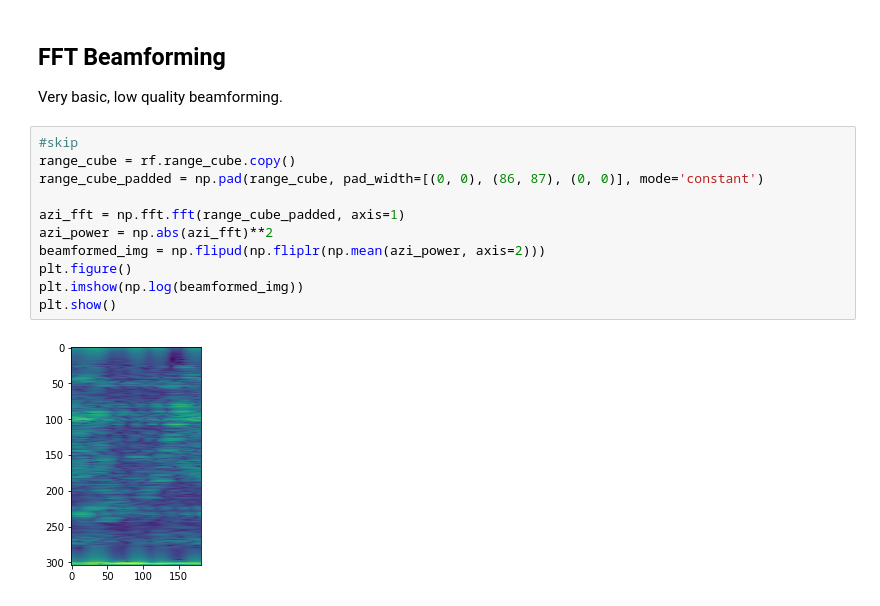
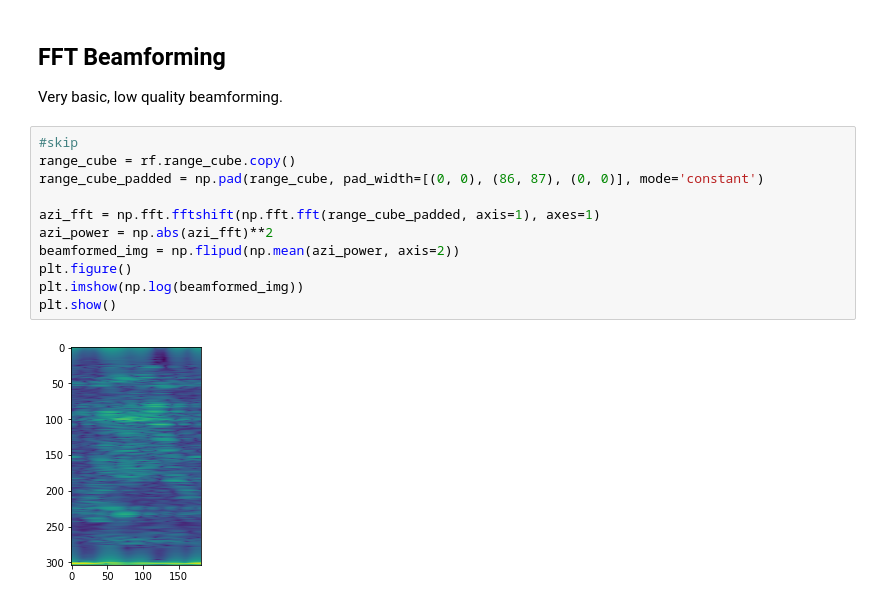
Before and after one commit to moodoki/radical_sdk, a Jupyter notebook: nbs/Beamforming.ipynb, the cells around one changed output. Cells and saved outputs as stored; diff of their text form.

Commit message:
fix missing fftshift in fft beamforming

```diff
--- a/nbs/Beamforming.ipynb
+++ b/nbs/Beamforming.ipynb
@@ -43,13 +43,13 @@ Very basic, low quality beamforming.
 # %%
 #skip
 range_cube = rf.range_cube.copy()
 range_cube_padded = np.pad(range_cube, pad_width=[(0, 0), (86, 87), (0, 0)], mode='constant')
 
-azi_fft = np.fft.fft(range_cube_padded, axis=1)
+azi_fft = np.fft.fftshift(np.fft.fft(range_cube_padded, axis=1), axes=1)
 azi_power = np.abs(azi_fft)**2
-beamformed_img = np.flipud(np.fliplr(np.mean(azi_power, axis=2)))
+beamformed_img = np.flipud(np.mean(azi_power, axis=2))
 plt.figure()
 plt.imshow(np.log(beamformed_img))
 plt.show()
 # %% [output]
-[figure, old version]
+[figure, new version]
```
Also changed, not shown: 1 other file.
